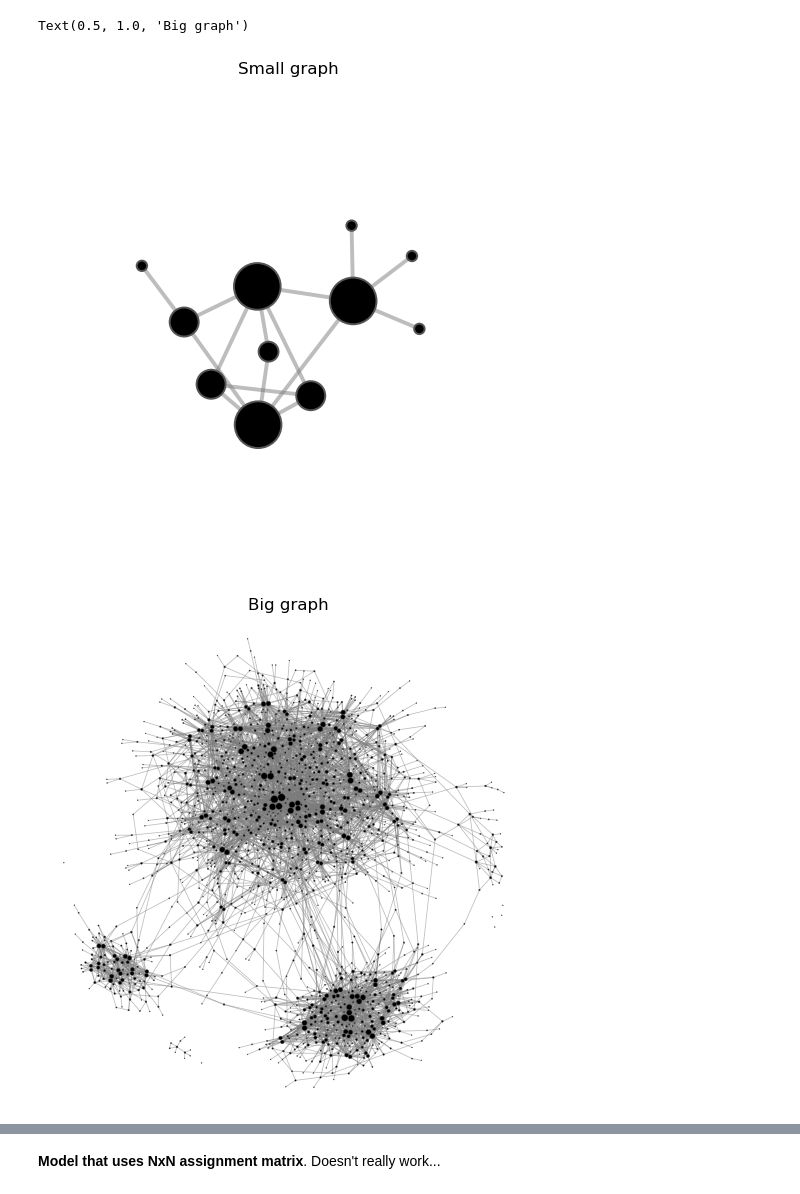
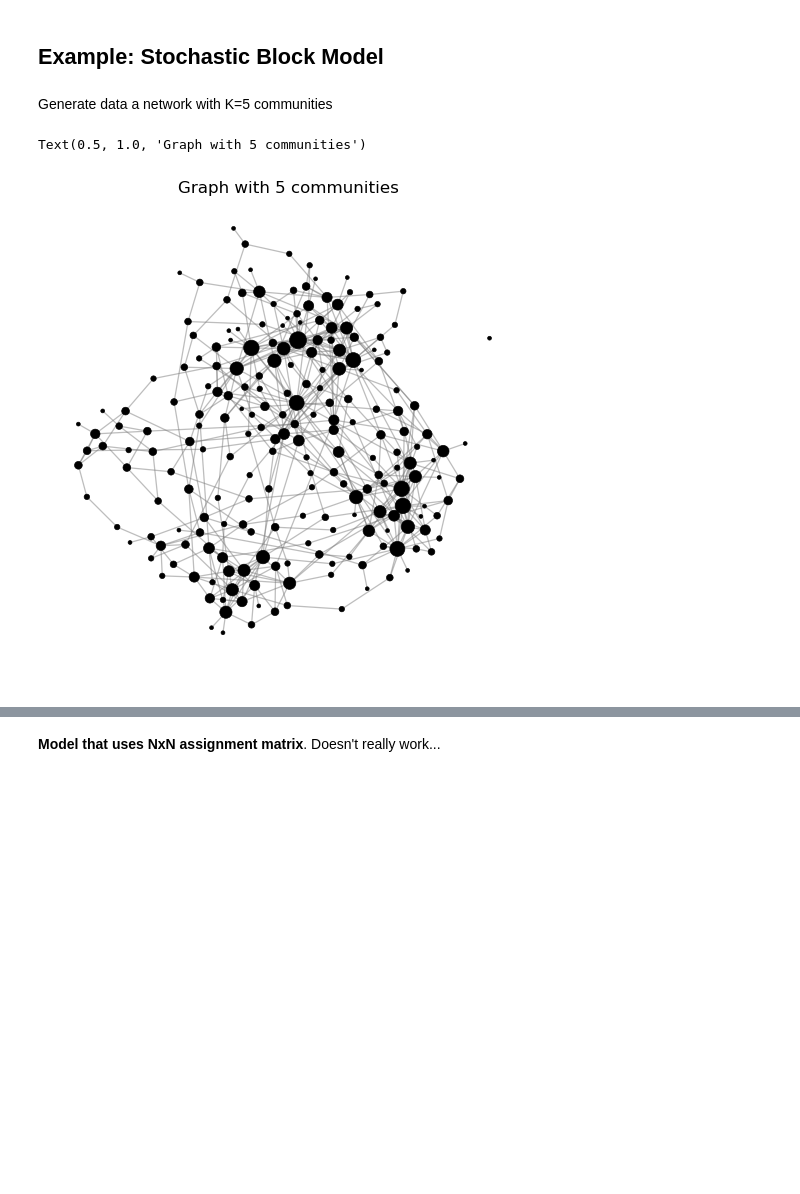
Before and after one commit to ulfaslak/bayesian-stats-modeling-workshop, a Jupyter notebook: phone-matching-example.ipynb, the cells around one changed output, grey strips where cells are left out. Saved outputs shown, nothing was run; the diff lists cells and outputs as text; code cells hidden in the pictures; blank space fills up the shorter version.

```diff
--- a/phone-matching-example.ipynb
+++ b/phone-matching-example.ipynb
@@ -116,20 +114,23 @@ def tril(matrix: pt.TensorVariable, k=-1) -> pt.TensorVariable:
     """Extract the lower triangle of a symmetric TensorVariable."""
     rows, cols = pt.tril_indices_from(matrix, k=k)
     return matrix[rows, cols]
-# %%
-# GENERATE DATA #
-# ------------- #
-
-G_small = generate_small_graph(N=10)
-properties, _ = nw.visualize(G_small, plot_in_cell_below=True)
-fig, ax = nw.draw_netwulf(properties)
-ax.set_title("Small graph")
-
-G_big = generate_big_graph()
-properties, _ = nw.visualize(G_big, plot_in_cell_below=True)
-fig, ax = nw.draw_netwulf(properties)
-ax.set_title("Big graph")
-# %% [output]
-Text(0.5, 1.0, 'Big graph')
-[figure, removed]
-[figure, removed]
+# %% [markdown]
+## Example: Stochastic Block Model
+# %% [markdown]
+Generate data a network with K=5 communities
+# %%
+K = 5
+
+G = generate_big_graph(
+    num_communities=K,
+    min_community_size=10,
+    max_community_size=100,
+    num_duplicates=0,
+    seed=2,
+)
+properties, _ = nw.visualize(G, plot_in_cell_below=True)
+fig, ax = nw.draw_netwulf(properties)
+ax.set_title(f"Graph with {K} communities")
+# %% [output]
+Text(0.5, 1.0, 'Graph with 5 communities')
+[figure, added]
```
Also changed, not shown: parts of 3 cells of this notebook, 2 other files.
